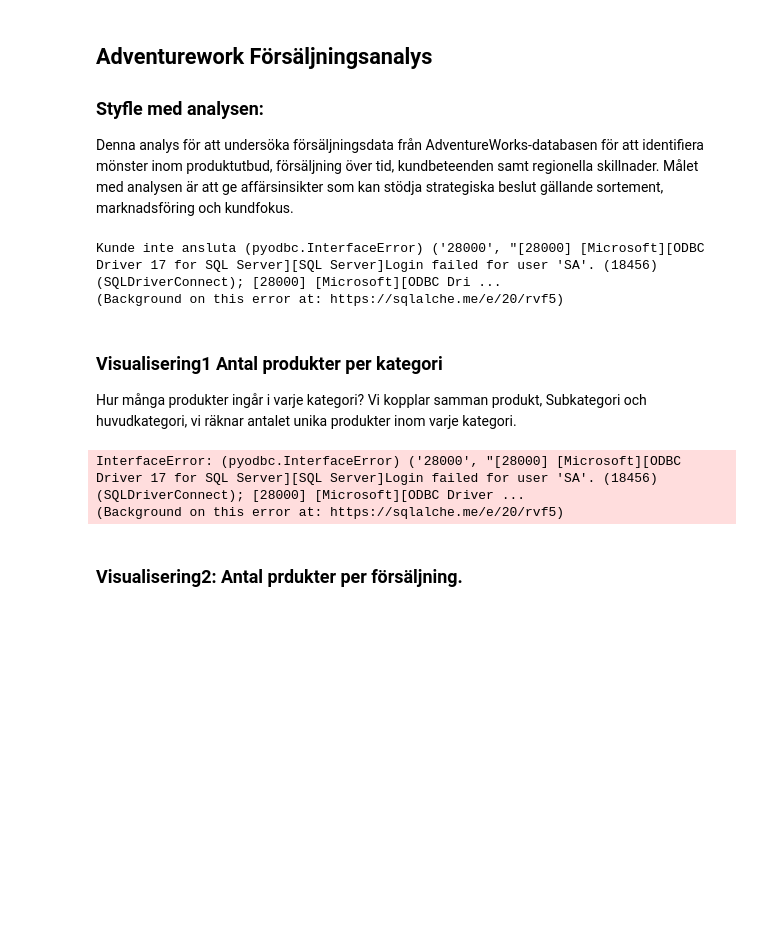
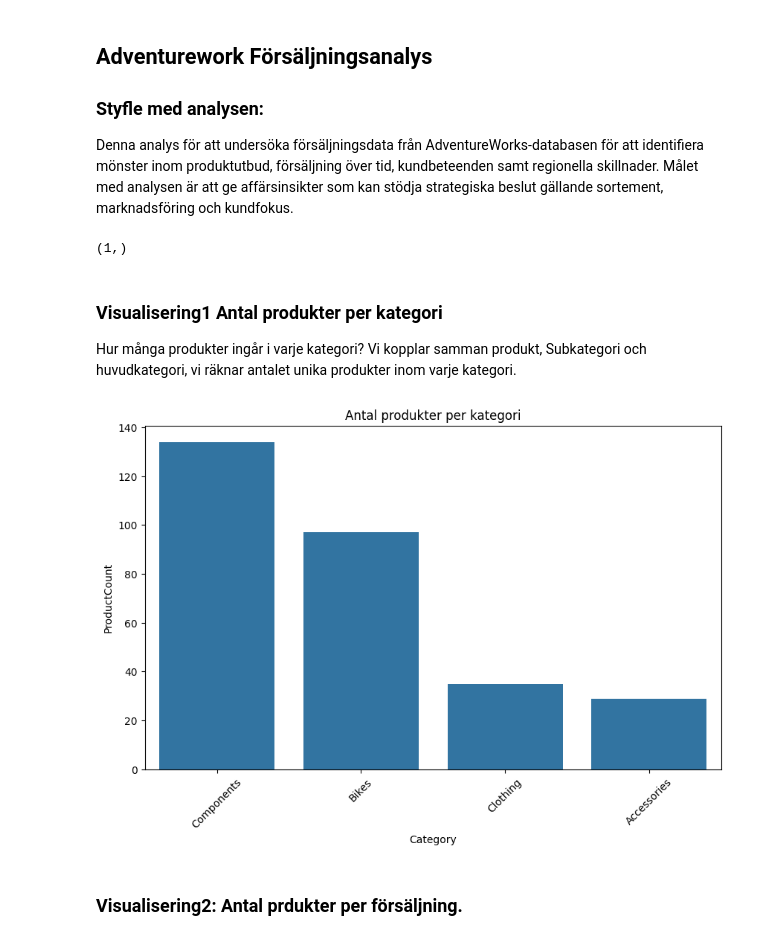
Before and after one commit to IrfanPallani/adventureworks_sanalysis, a Jupyter notebook: Forsaljnings_Analys.ipynb, the cells around one changed output. Saved outputs shown, nothing was run; the diff lists cells and outputs as text; code cells hidden in the pictures; blank space fills up the shorter version.

```diff
--- a/Forsaljnings_Analys.ipynb
+++ b/Forsaljnings_Analys.ipynb
@@ -29,13 +29,13 @@ engine = create_engine(connection_string)
 
 
 try:
-    with engine.connect():
-        print("Anslutning till SQL Server lyckades")
+
+   with engine.connect() as conn:
+        print(conn.execute(text("SELECT 1")).fetchone())
 except Exception as e:
-    print("Kunde inte ansluta", e)
+    print("Connection failed:", e)
 # %% [output]
-Kunde inte ansluta (pyodbc.InterfaceError) ('28000', "[28000] [Microsoft][ODBC Driver 17 for SQL Server][SQL Server]Login failed for user 'SA'. (18456) (SQLDriverConnect); [28000] [Microsoft][ODBC Dri ...
-(Background on this error at: https://sqlalche.me/e/20/rvf5)
+(1,)
 # %% [markdown]
 ### Visualisering1 Antal produkter per kategori
 Hur många produkter ingår i varje kategori?
@@ -44,26 +44,25 @@ vi räknar antalet unika produkter inom varje kategori.
 # %%
 sql_1 = """
 SELECT
     pc.Name AS Category,
     COUNT(DISTINCT p.ProductID) AS ProductCount
 FROM Production.ProductCategory pc
 JOIN Production.ProductSubcategory ps ON pc.ProductCategoryID=ps.ProductCategoryID
 JOIN Production.Product p ON ps.ProductSubcategoryID = p.ProductSubcategoryID
 GROUP BY pc.Name
 ORDER BY ProducTCount DESC
 """
 
 
-df1 = load_df(sql_1)
+df1 = pd.read_sql(sql_1, engine)
 
 plt.figure(figsize=(10,6))
 sns.barplot(data=df1, x='Category', y='ProductCount')
 plt.title("Antal produkter per kategori")
 plt.xticks(rotation=45)
 plt.show()
 # %% [output]
-InterfaceError: (pyodbc.InterfaceError) ('28000', "[28000] [Microsoft][ODBC Driver 17 for SQL Server][SQL Server]Login failed for user 'SA'. (18456) (SQLDriverConnect); [28000] [Microsoft][ODBC Driver ...
-(Background on this error at: https://sqlalche.me/e/20/rvf5)
+[figure, added]
 # %% [markdown]
 ### Visualisering2: Antal prdukter per försäljning.
 # %%
```
Also changed, not shown: parts of 6 cells of this notebook.
